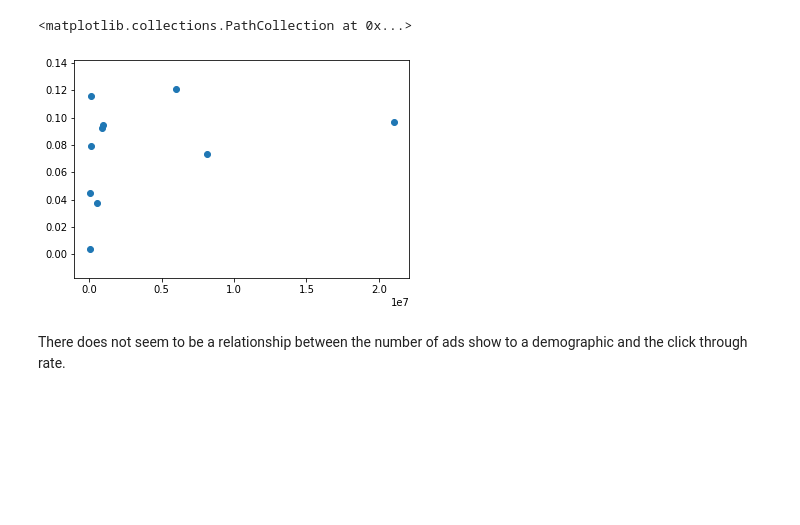
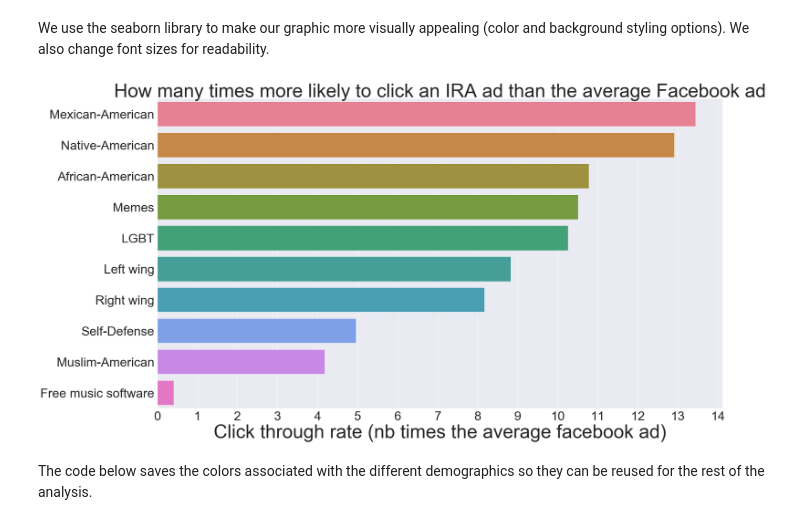
Before and after one commit to ALotOfData/data-512-a5, a Jupyter notebook: src/analysis.ipynb, the cells around one changed output. Cells and saved outputs as stored; diff of their text form; code cells hidden in the pictures; blank space fills up the shorter version.

```diff
--- a/src/analysis.ipynb
+++ b/src/analysis.ipynb
@@ -98,7 +335,21 @@ ctr_by_spend_and_count.sort_values(by='Click through rate', ascending=False)
-# %%
-plt.scatter(ctr_by_spend_and_count.ad_impressions, ctr_by_spend_and_count['Click through rate'])
-# %% [output]
-<matplotlib.collections.PathCollection at 0x...>
-[figure, removed]
-# %% [markdown]
-There does not seem to be a relationship between the number of ads show to a demographic and the click through rate.
+# %% [markdown]
+We use the seaborn library to make our graphic more visually appealing (color and background styling options). We also change font sizes for readability.
+# %%
+import matplotlib.pyplot as plt
+import seaborn as sns
+sns.set(font_scale=5)
+
+fig, ax = plt.subplots(figsize=(32,18))
+sns.axes_style("darkgrid")
+sns.set_palette('husl', 10)
+ax = sns.barplot(sorted_demographics_multiples.values, sorted_demographics_multiples.index.values, orient='h')
+ax.tick_params(labelsize=40)
+ax.set_xticks(np.arange(0,15))
+ax.set_xlabel('Click through rate (nb times the average facebook ad)')
+plt.title('How many times more likely to click an IRA ad than the average Facebook ad')
+
+plt.show()
+# %% [output]
+[figure, added]
+# %% [markdown]
+The code below saves the colors associated with the different demographics so they can be reused for the rest of the analysis.
```
Also changed, not shown: parts of 34 cells of this notebook, 13 other files.
